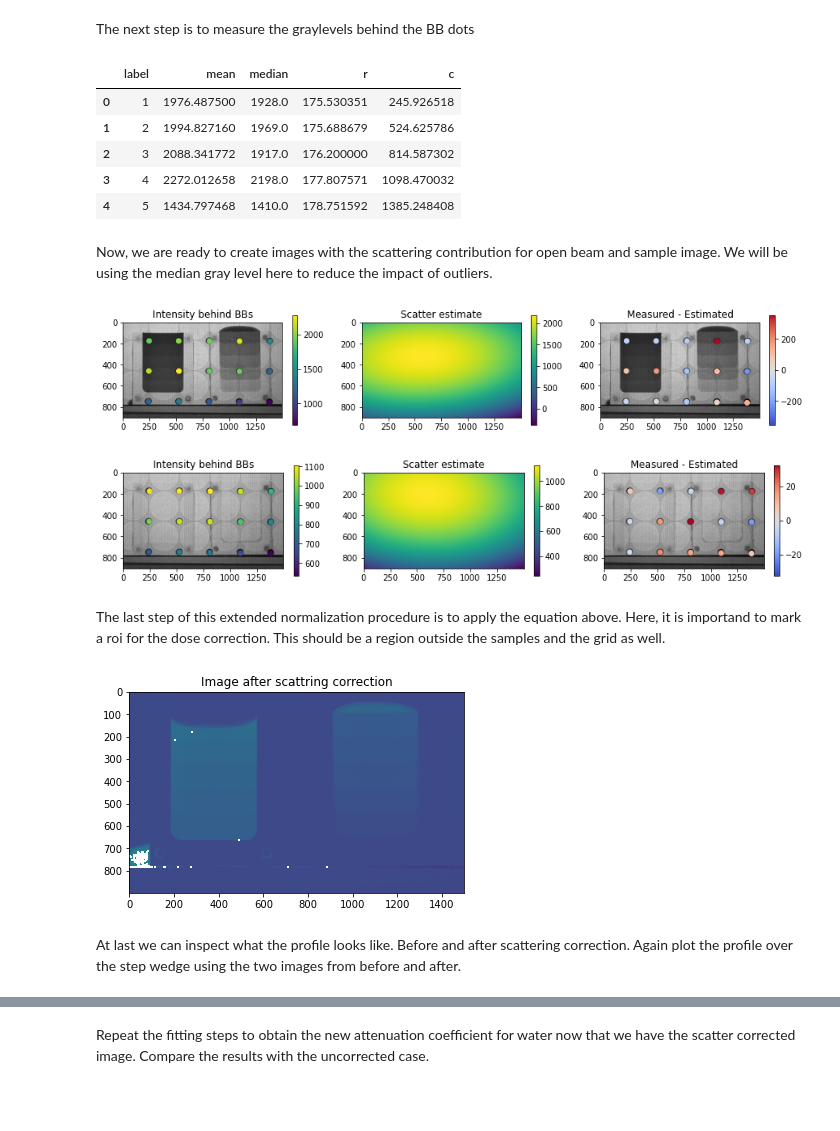
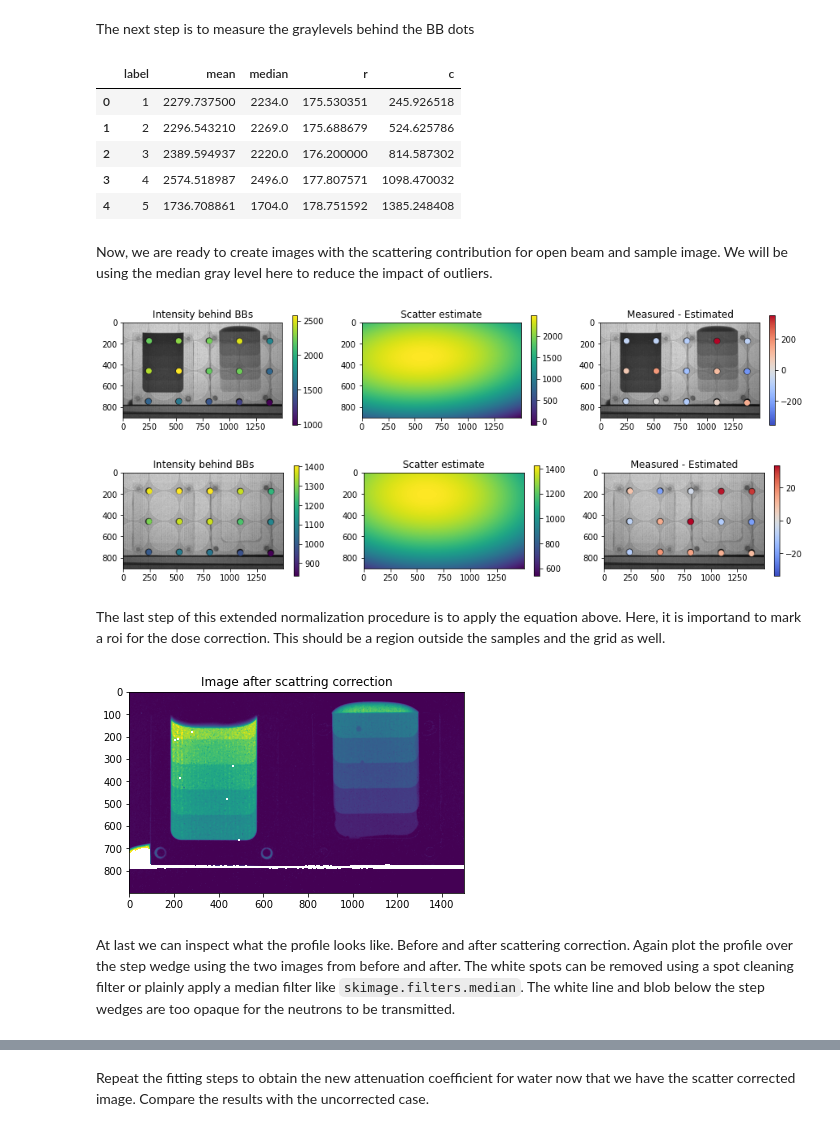
Before and after one commit to ImagingLectures/WaterInSand, a Jupyter notebook: tutorial/WaterInSandTutorial_solution.ipynb, the cells around one changed output, grey strips where cells are left out. Cells and saved outputs as stored; diff of their text form; code cells hidden in the pictures; blank space fills up the shorter version.

````diff
--- a/tutorial/WaterInSandTutorial_solution.ipynb
+++ b/tutorial/WaterInSandTutorial_solution.ipynb
@@ -299,12 +306,10 @@ SyntaxError: invalid syntax (254415510.py, line 3)
 # Solution
 bbob  = tiff.imread('../data/stepwedge/exp60s_bbempty.tif')
 bbs   = tiff.imread('../data/stepwedge/exp60s_bbh2o.tif')
-
-bbob = bbob - dc
-bbs  = bbs  - dc
-
-bbob[bbob<1] = 1
-bbs[bbs<1]   = 1
+dc    = tiff.imread('../data/stepwedge/exp60s_dc.tif')
+ob    = tiff.imread('../data/stepwedge/exp60s_ob.tif')
+empty = tiff.imread('../data/stepwedge/exp60s_empty.tif')
+h2o   = tiff.imread('../data/stepwedge/exp60s_h2o.tif')
 
 fig,ax = plt.subplots(1,2,figsize=(12,6))
 
@@ -356,11 +361,11 @@ rbbob = get_bb_info(bbob,bbmask,R=5)
 rbbs.head()
 # %% [output]
 |  | label | mean | median | r | c |
-| 0 | 1 | 1976.487500 | 1928.0 | 175.530351 | 245.926518 |
-| 1 | 2 | 1994.827160 | 1969.0 | 175.688679 | 524.625786 |
-| 2 | 3 | 2088.341772 | 1917.0 | 176.200000 | 814.587302 |
-| 3 | 4 | 2272.012658 | 2198.0 | 177.807571 | 1098.470032 |
-| 4 | 5 | 1434.797468 | 1410.0 | 178.751592 | 1385.248408 |
+| 0 | 1 | 2279.737500 | 2234.0 | 175.530351 | 245.926518 |
+| 1 | 2 | 2296.543210 | 2269.0 | 175.688679 | 524.625786 |
+| 2 | 3 | 2389.594937 | 2220.0 | 176.200000 | 814.587302 |
+| 3 | 4 | 2574.518987 | 2496.0 | 177.807571 | 1098.470032 |
+| 4 | 5 | 1736.708861 | 1704.0 | 178.751592 | 1385.248408 |
 # %% [markdown]
 Now, we are ready to create images with the scattering contribution for open beam and sample image. We will be using the median gray level here to reduce the impact of outliers.
 # %%
@@ -377,7 +382,7 @@ fig.colorbar(a1,ax=ax[1],shrink=0.5)
 df=bb.check_scatter_image(bbs,bbs_s,bbmask,ax=ax[2],cmap=cmap,sym_cmap=True,clim=[0,20000])
 ax[2].set_title('Measured - Estimated');
 # %% [output]
-[figure, old version]
+[figure, new version]
 # %%
 bbob_s = bb.compute_scatter_image_from_df(rbbob,bbob.shape,info='median');
 # %%
@@ -386,23 +391,25 @@ cmap = 'coolwarm'
 fig,ax=plt.subplots(1,3,figsize=(15,5))
 df=bb.check_scatter_image(bbob,0,bbmask,ax=ax[0],cmap='viridis',clim=[0,20000])
 ax[0].set_title('Intensity behind BBs')
+
 a1=ax[1].imshow(bbob_s,cmap='viridis')
 ax[1].set_title('Scatter estimate')
 fig.colorbar(a1,ax=ax[1],shrink=0.5)
+
 df=bb.check_scatter_image(bbob,bbob_s,bbmask,ax=ax[2],cmap=cmap,sym_cmap=True,clim=[0,20000])
 ax[2].set_title('Measured - Estimated');
 # %% [output]
-[figure, old version]
+[figure, new version]
 # %% [markdown]
 The last step of this extended normalization procedure is to apply the equation above. Here, it is importand to mark a roi for the dose correction. This should be a region outside the samples and the grid as well.
 # %%
-nimg_sc   = -np.log(bb.normalization_with_BB(h2o,empty,0,bbs,bbob,bbs_s,bbob_s,[0,600,50,700],0.97))
-plt.imshow(nimg_sc);
+nimg_sc   = -np.log(bb.normalization_with_BB(h2o,empty,dc,bbs,bbob,bbs_s,bbob_s,[0,600,50,700],0.97))
+plt.imshow(nimg_sc,vmin=0,vmax=3);
 plt.title('Image after scattring correction');
 # %% [output]
-[figure, old version]
+[figure, new version]
 # %% [markdown]
-At last we can inspect what the profile looks like. Before and after scattering correction. Again plot the profile over the step wedge using the two images from before and after.
+At last we can inspect what the profile looks like. Before and after scattering correction. Again plot the profile over the step wedge using the two images from before and after. The white spots can be removed using a spot cleaning filter or plainly apply a median filter like ```skimage.filters.median```. The white line and blob below the step wedges are too opaque for the neutrons to be transmitted.
 # %%
 # your code for the plotting
 # %%
````
Also changed, not shown: parts of 5 cells of this notebook, 2 other files.
